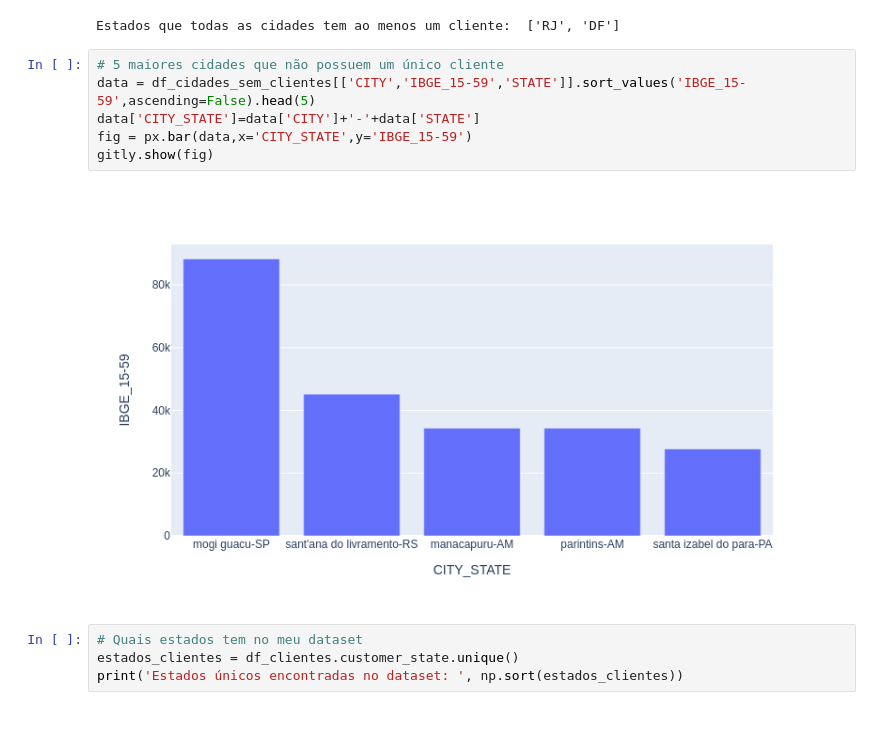
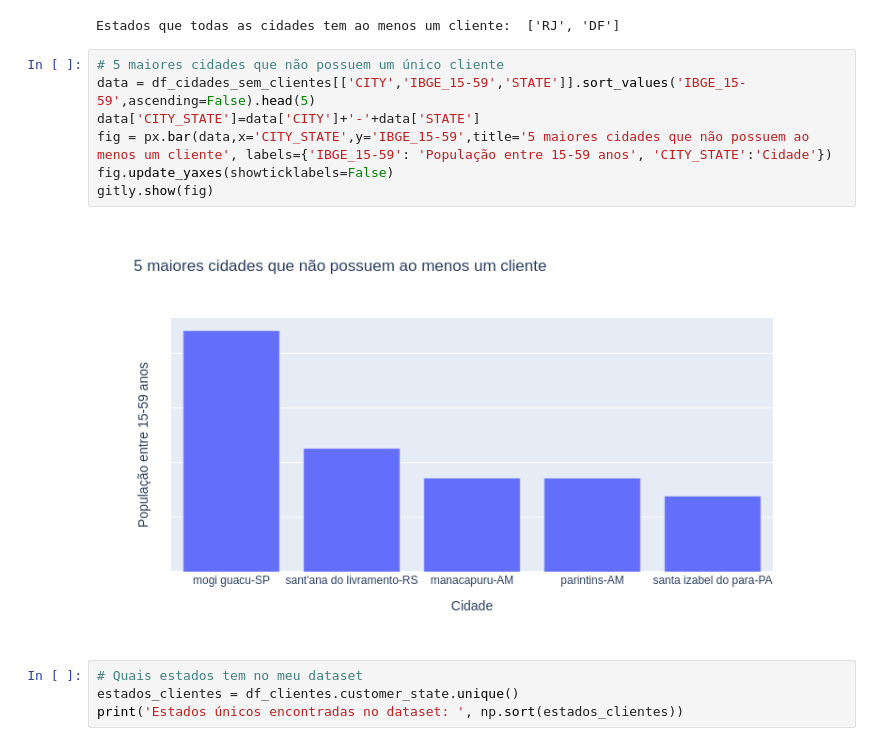
Before and after one commit to vf-fontes/intro-cd, a Jupyter notebook: 20200930_Olist.ipynb, the cells around one changed output. Saved outputs shown, nothing was run; the diff lists cells and outputs as text.

```diff
--- a/20200930_Olist.ipynb
+++ b/20200930_Olist.ipynb
@@ -196,11 +202,12 @@ Estados que todas as cidades tem ao menos um cliente:  ['RJ', 'DF']
 # %%
 # 5 maiores cidades que não possuem um único cliente
 data = df_cidades_sem_clientes[['CITY','IBGE_15-59','STATE']].sort_values('IBGE_15-59',ascending=False).head(5)
 data['CITY_STATE']=data['CITY']+'-'+data['STATE']
-fig = px.bar(data,x='CITY_STATE',y='IBGE_15-59')
+fig = px.bar(data,x='CITY_STATE',y='IBGE_15-59',title='5 maiores cidades que não possuem ao menos um cliente', labels={'IBGE_15-59': 'População entre 15-59 anos', 'CITY_STATE':'Cidade'})
+fig.update_yaxes(showticklabels=False)
 gitly.show(fig)
 # %% [output]
-[figure, old version]
+[figure, new version]
 # %%
 # Quais estados tem no meu dataset
 estados_clientes = df_clientes.customer_state.unique()
```
Also changed, not shown: parts of 12 cells of this notebook.
